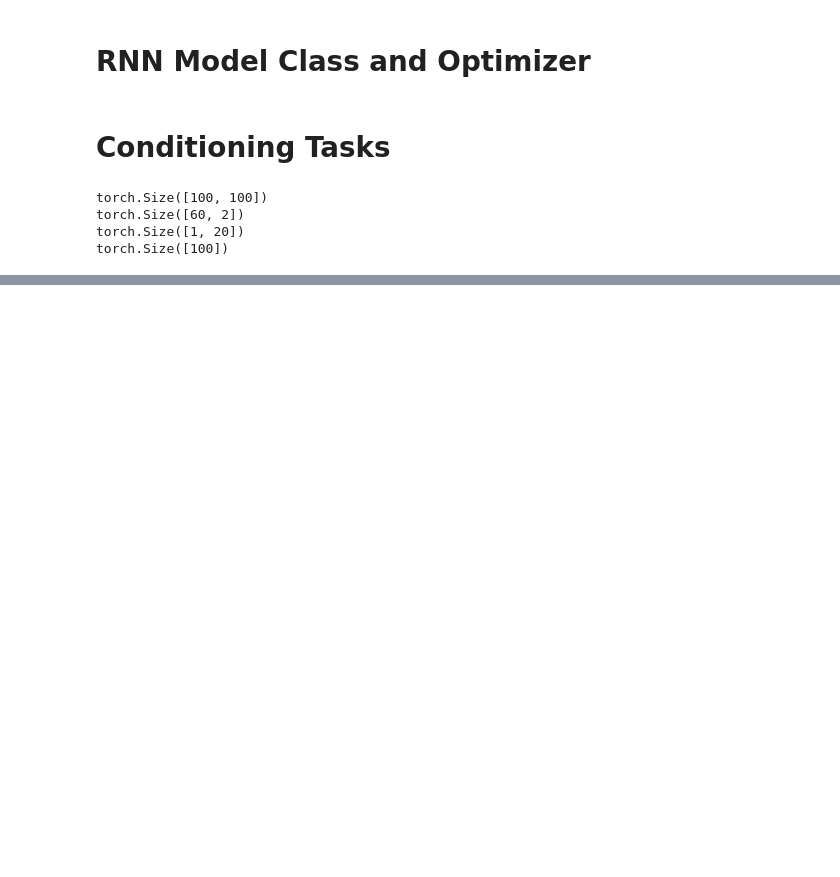
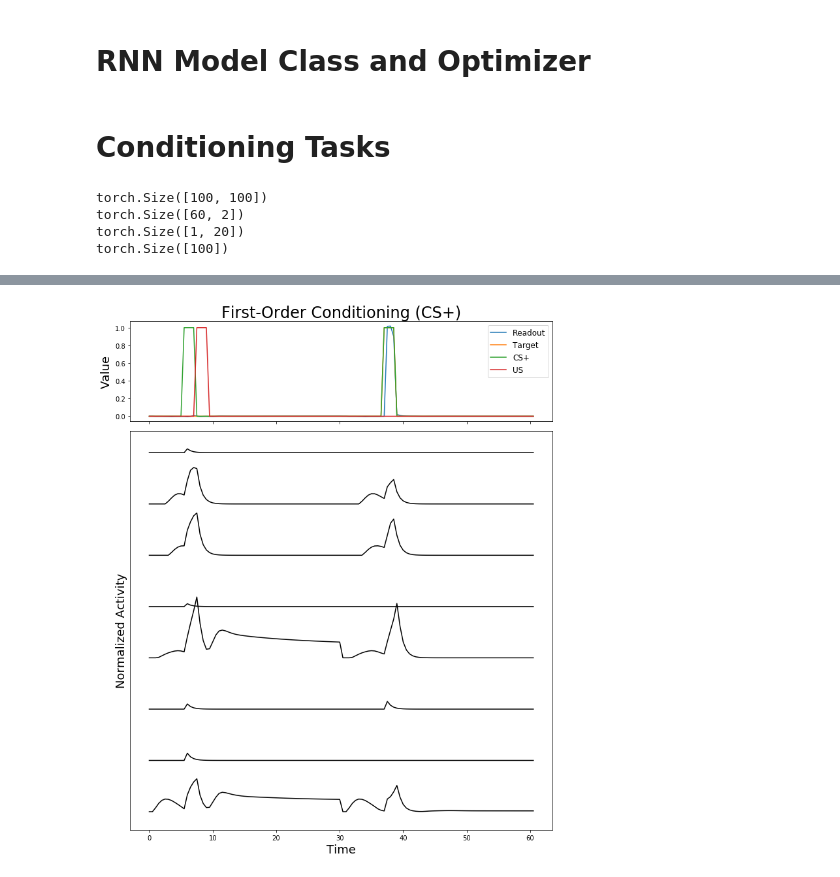
Before and after one commit to marshineer/HS_LabRot, a Jupyter notebook: drosophila_paper_V2.ipynb, the cells around one changed output, grey strips where cells are left out. Saved outputs shown, nothing was run; the diff lists cells and outputs as text; code cells hidden in the pictures; blank space fills up the shorter version.

Commit message:
First-order conditioning works.

```diff
--- a/drosophila_paper_V2.ipynb
+++ b/drosophila_paper_V2.ipynb
@@ -356,0 +417,80 @@ plt.plot(loss_hist[10:]);
+# %%
+# Plot some results to compare to Fig 2A/B in paper
+# Create a first-order conditioning trial (CS+)
+r_KC = torch.zeros(1, n_KC)
+r_KC_inds = torch.multinomial(torch.ones(n_KC), n_ones)
+# print(r_KC_inds.size()[0])
+r_KC[0, r_KC_inds] = 1
+# print(r_KC)
+r_ext = torch.tensor([1, 0]).view(1, -1)
+# stim_times = torch.multinomial(torch.ones(22), 1) + 10
+stim_times = torch.multinomial(torch.ones(1, 22), n_ints, replacement=True) + 10
+
+# Make a list to store activities, valences and stimulus times
+r_outs = []
+vts = []
+Wts = []
+ls_CS = []
+ls_US = []
+
+# Initial KC->MBON weight value
+n_MBON = 20
+W_KC_MBON = torch.ones((1, n_MBON, n_KC)) * W_KC_MBON_max
+
+for i in range(n_ints):
+    # Define a binary CS and US time series to mulitply the inputs by
+    time_CS = torch.zeros(1, time_int.size()[0])
+    time_US = torch.zeros_like(time_CS)
+    stim_inds = stim_times[0, i] + torch.arange(stim_len)
+    time_CS[0, stim_inds] = 1
+    if i == 0:
+        stim_inds = stim_times[0, i] + torch.arange(stim_len) + stim_len
+        time_US[0, stim_inds] = 1
+    r_KCt = torch.einsum('bm, mbt -> bmt', r_KC, time_CS.repeat(n_KC, 1, 1))
+    r_extt = torch.einsum('bm, mbt -> bmt', r_ext, time_US.repeat(n_ext, 1, 1))
+#     print(r_KCt.shape)
+#     print(r_extt.shape)
+
+    # Run the forward model
+    r_int, W_KC_MBON_ls, vt = classic_net(r_KCt, r_extt, time_int, W0=W_KC_MBON, batch_size=1)
+    W_KC_MBON = W_KC_MBON_ls[-1]
+    r_outs += r_int
+    vts += vt
+    Wts += W_KC_MBON_ls
+    ls_CS += time_CS
+    ls_US += time_US
+
+r_out_epoch = torch.stack(r_outs, dim=-1).squeeze().detach().numpy()
+vt_epoch = torch.stack(vts, dim=-1).squeeze().detach().numpy()
+Wt_epoch = torch.stack(Wts, dim=-1).squeeze().detach().numpy()
+plot_CS = torch.cat(ls_CS).numpy()
+plot_US = torch.cat(ls_US).numpy()
+
+# Define the target valence
+vt_opt = torch.cat((torch.zeros_like(time_CS), time_CS), dim=1).squeeze().detach().numpy()
+
+# Plot the conditioning and test
+fig, (ax1, ax2) = plt.subplots(2, 1, figsize=(10, 12), sharex=True, gridspec_kw={'height_ratios': [1, 4]})
+plot_time = torch.cat((time_int, time_int + T_int + dt))
+ax1.plot(plot_time, vt_epoch, label='Readout')
+ax1.plot(plot_time, vt_opt, label='Target')
+ax1.plot(plot_time, plot_CS, label='CS+')
+ax1.plot(plot_time, plot_US, label='US')
+# ax1.set_xlabel('Time', fontsize=label_font)
+ax1.set_ylabel('Value', fontsize=label_font)
+ax1.set_title('First-Order Conditioning (CS+)', fontsize=title_font)
+ax1.legend(fontsize=legend_font)
+
+# Normalize the KC->MBON weights
+Wt_epoch /= W_KC_MBON_max
+
+# Plot the activities of a few MBONs
+plot_neurs = np.random.choice(n_MBON, size=8, replace=False)
+for i, n in enumerate(plot_neurs):
+    ax2.plot(plot_time, r_out_epoch[n, :] + i/2, '-k')
+ax2.set_xlabel('Time', fontsize=label_font)
+ax2.set_ylabel('Normalized Activity', fontsize=label_font)
+ax2.set_yticks([])
+fig.tight_layout();
+# %% [output]
+[figure, added]
```
Also changed, not shown: parts of 8 cells of this notebook.
